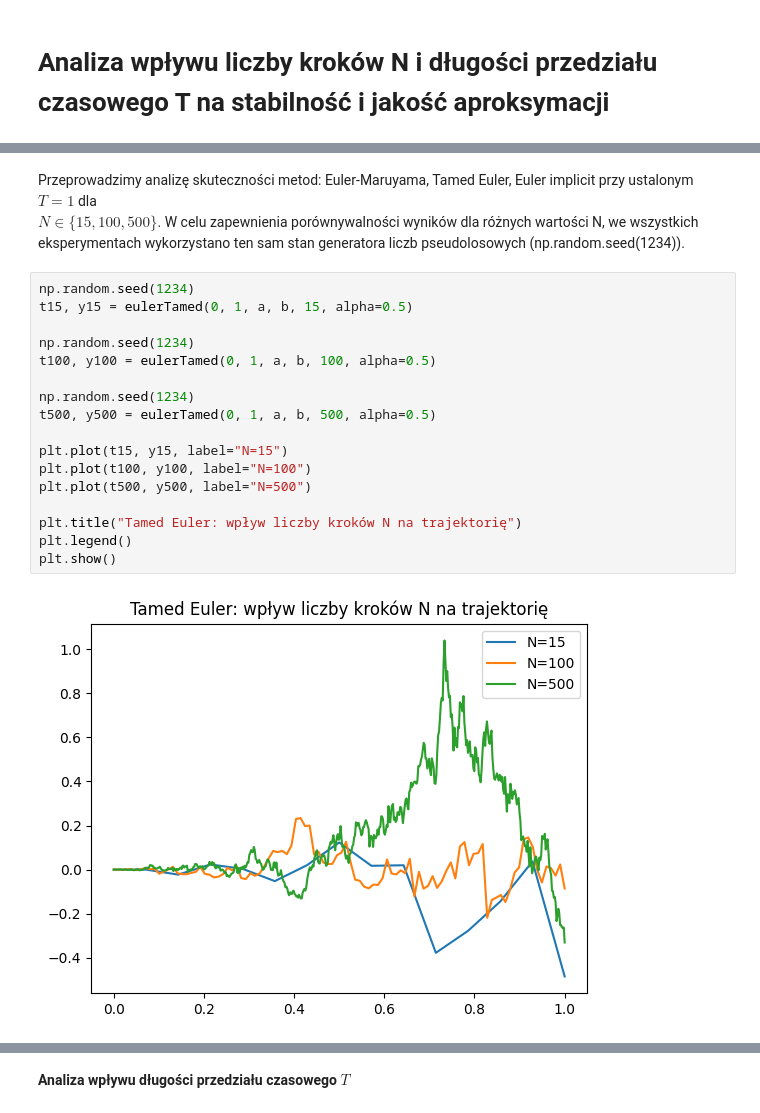
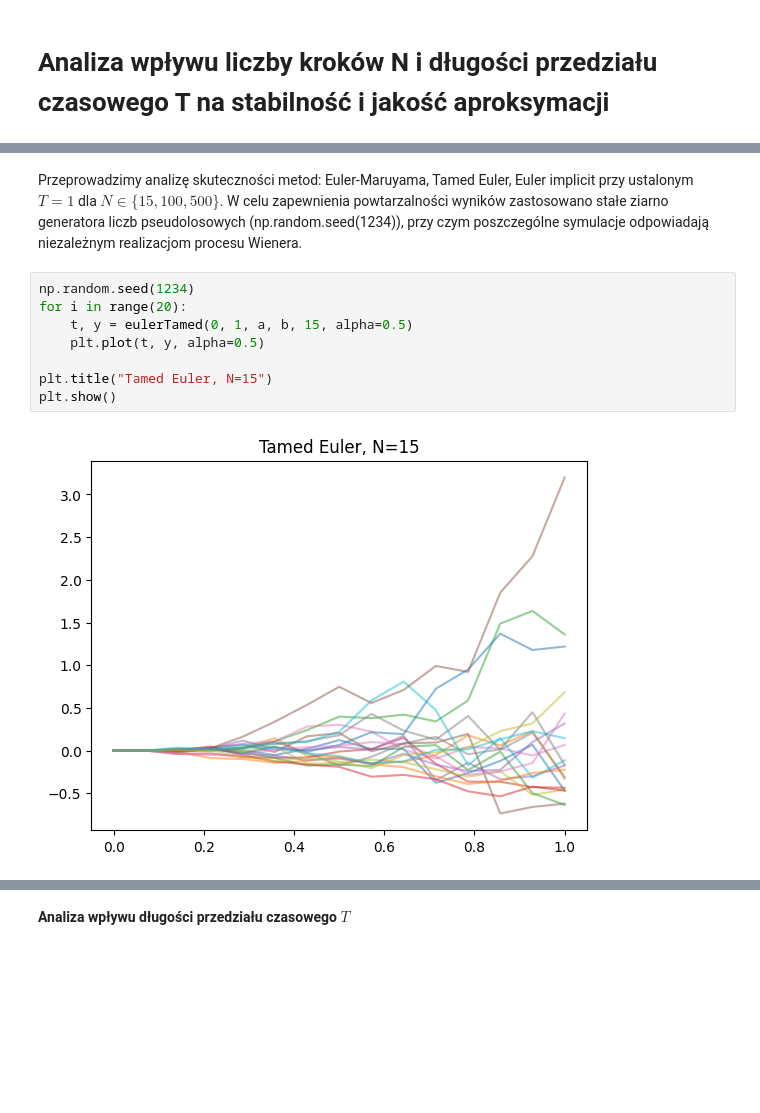
Before and after one commit to Hel4r/MNSRR-projekt-zaliczeniowy, a Jupyter notebook: symulacja.ipynb, the cells around one changed output, grey strips where cells are left out. Saved outputs shown, nothing was run; the diff lists cells and outputs as text; blank space fills up the shorter version.

```diff
--- a/symulacja.ipynb
+++ b/symulacja.ipynb
@@ -327,22 +356,12 @@ Należy podkreślić, że porównywane trajektorie odpowiadają tej samej realiz
 # %% [markdown]
-Przeprowadzimy analizę skuteczności metod: Euler-Maruyama, Tamed Euler, Euler implicit przy ustalonym $T=1$ dla \
-$N \in \{ 15, 100, 500 \}$. W celu zapewnienia porównywalności wyników dla różnych wartości N, we wszystkich eksperymentach wykorzystano ten sam stan generatora liczb pseudolosowych (np.random.seed(1234)).
+Przeprowadzimy analizę skuteczności metod: Euler-Maruyama, Tamed Euler, Euler implicit przy ustalonym $T=1$ dla $N \in \{ 15, 100, 500 \}$. W celu zapewnienia powtarzalności wyników zastosowano stałe ziarno generatora liczb pseudolosowych (np.random.seed(1234)), przy czym poszczególne symulacje odpowiadają niezależnym realizacjom procesu Wienera.
-# %%
-np.random.seed(1234)
-t15, y15 = eulerTamed(0, 1, a, b, 15, alpha=0.5)
-
-np.random.seed(1234)
-t100, y100 = eulerTamed(0, 1, a, b, 100, alpha=0.5)
-
-np.random.seed(1234)
-t500, y500 = eulerTamed(0, 1, a, b, 500, alpha=0.5)
-
-plt.plot(t15, y15, label="N=15")
-plt.plot(t100, y100, label="N=100")
-plt.plot(t500, y500, label="N=500")
-
-plt.title("Tamed Euler: wpływ liczby kroków N na trajektorię")
-plt.legend()
-plt.show()
-# %% [output]
-[figure, removed]
+# %%
+np.random.seed(1234)
+for i in range(20):
+    t, y = eulerTamed(0, 1, a, b, 15, alpha=0.5)
+    plt.plot(t, y, alpha=0.5)
+
+plt.title("Tamed Euler, N=15")
+plt.show()
+# %% [output]
+[figure, added]
```
Also changed, not shown: parts of 52 cells of this notebook.
